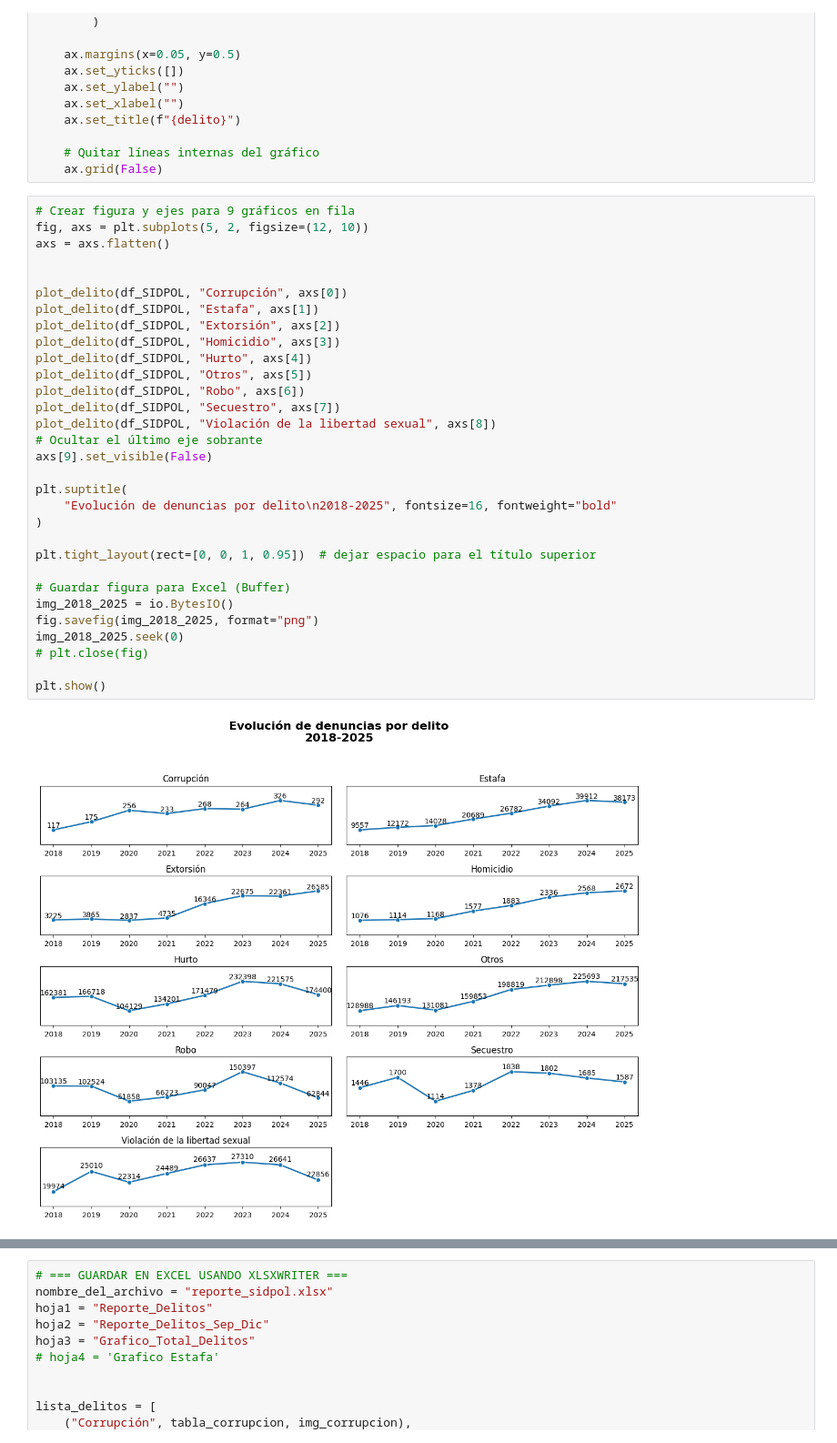
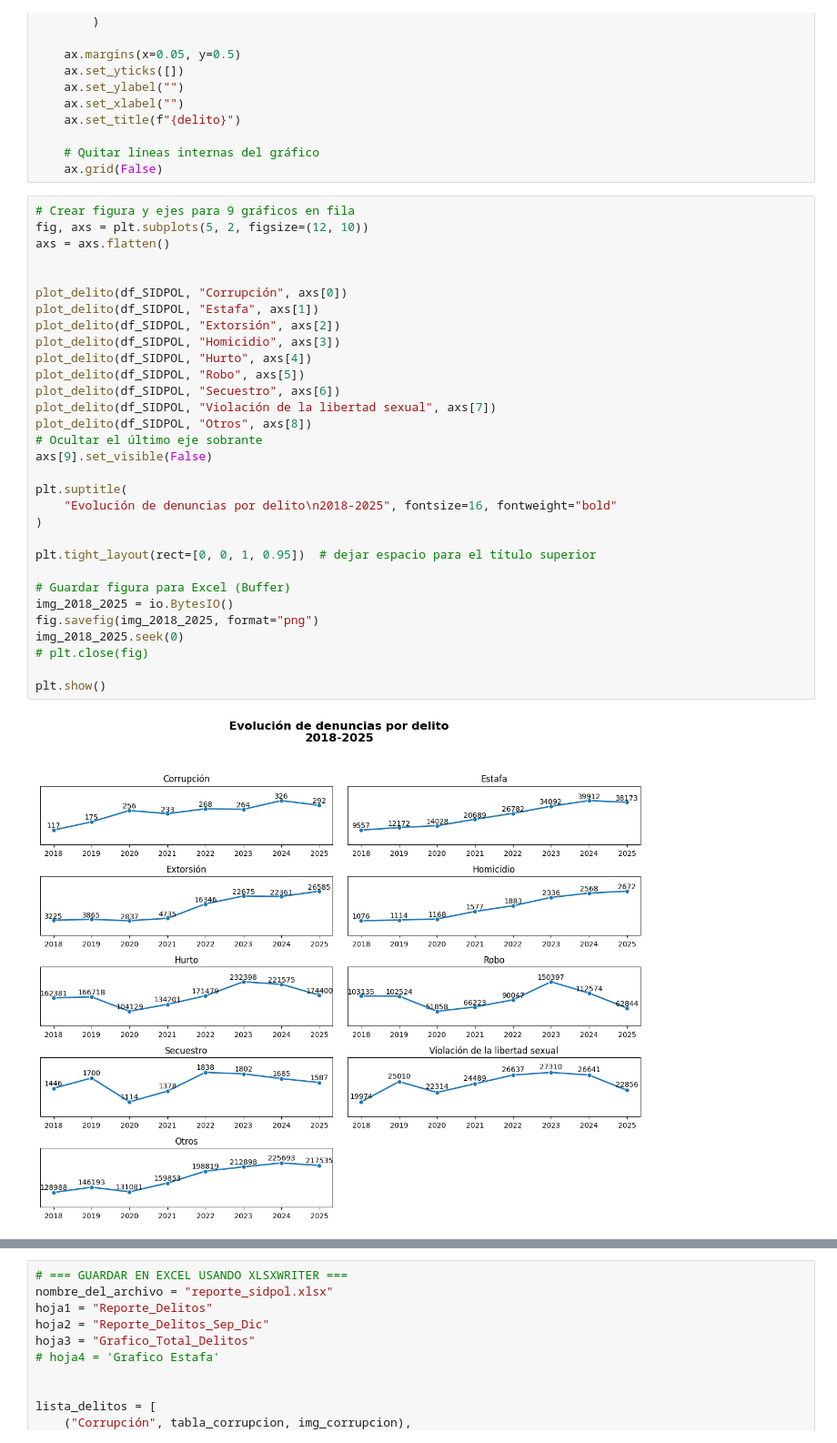
Before and after one commit to johangv88/PythonProyect, a Jupyter notebook: Base de datos SIDPOL/Denuncia_SIDPOL.ipynb, the cells around one changed output, grey strips where cells are left out. Shown at 91% size. Drawn from its saved outputs; the diff is of its cells as text.

```diff
--- a/Base de datos SIDPOL/Denuncia_SIDPOL.ipynb
+++ b/Base de datos SIDPOL/Denuncia_SIDPOL.ipynb
@@ -619,36 +600,36 @@ def plot_delito(df, delito, ax):
 # %%
 # Crear figura y ejes para 9 gráficos en fila
 fig, axs = plt.subplots(5, 2, figsize=(12, 10))
 axs = axs.flatten()
 
 
 plot_delito(df_SIDPOL, "Corrupción", axs[0])
 plot_delito(df_SIDPOL, "Estafa", axs[1])
 plot_delito(df_SIDPOL, "Extorsión", axs[2])
 plot_delito(df_SIDPOL, "Homicidio", axs[3])
 plot_delito(df_SIDPOL, "Hurto", axs[4])
-plot_delito(df_SIDPOL, "Otros", axs[5])
-plot_delito(df_SIDPOL, "Robo", axs[6])
-plot_delito(df_SIDPOL, "Secuestro", axs[7])
-plot_delito(df_SIDPOL, "Violación de la libertad sexual", axs[8])
+plot_delito(df_SIDPOL, "Robo", axs[5])
+plot_delito(df_SIDPOL, "Secuestro", axs[6])
+plot_delito(df_SIDPOL, "Violación de la libertad sexual", axs[7])
+plot_delito(df_SIDPOL, "Otros", axs[8])
 # Ocultar el último eje sobrante
 axs[9].set_visible(False)
 
 plt.suptitle(
     "Evolución de denuncias por delito\n2018-2025", fontsize=16, fontweight="bold"
 )
 
 plt.tight_layout(rect=[0, 0, 1, 0.95])  # dejar espacio para el título superior
 
 # Guardar figura para Excel (Buffer)
 img_2018_2025 = io.BytesIO()
 fig.savefig(img_2018_2025, format="png")
 img_2018_2025.seek(0)
 # plt.close(fig)
 
 plt.show()
 # %% [output]
-[figure, old version]
+[figure, new version]
 # %%
 # Crear figura y ejes para 9 gráficos en fila
 fig, axs = plt.subplots(5, 2, figsize=(12, 10))
```
Also changed, not shown: parts of 25 cells of this notebook, 2 other files.
